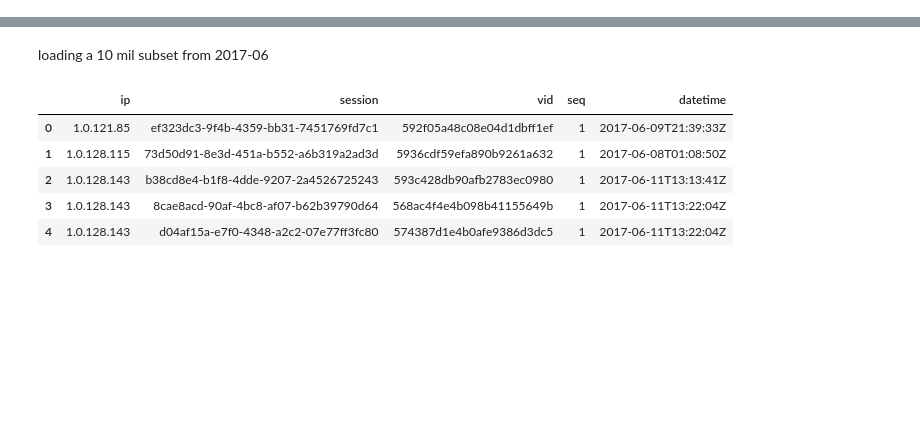
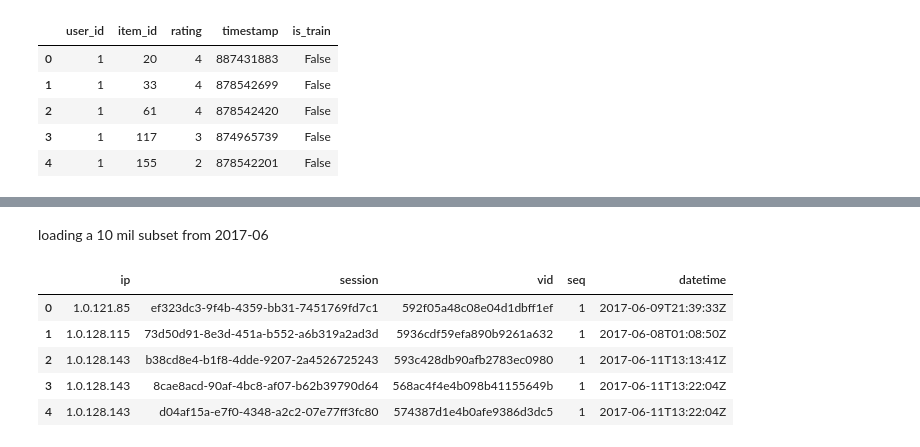
Before and after one commit to ehudbaumatz/recsys, a Jupyter notebook: notebooks/touching base.ipynb, the cells around one changed output, grey strips where cells are left out. Cells and saved outputs as stored; diff of their text form; code cells hidden in the pictures; blank space fills up the shorter version.

```diff
--- a/notebooks/touching base.ipynb
+++ b/notebooks/touching base.ipynb
@@ -13,0 +25,11 @@ pd.options.display.max_columns = 999
+# %%
+test = pd.read_csv('/Users/baumatz/Downloads/ml-100k/ua.test', sep='\t', header=None, names=['user_id', 'item_id', 'rating' , 'timestamp'])
+test['is_train'] = False
+test.head()
+# %% [output]
+|  | user_id | item_id | rating | timestamp | is_train |
+| 0 | 1 | 20 | 4 | 887431883 | False |
+| 1 | 1 | 33 | 4 | 878542699 | False |
+| 2 | 1 | 61 | 4 | 878542420 | False |
+| 3 | 1 | 117 | 3 | 874965739 | False |
+| 4 | 1 | 155 | 2 | 878542201 | False |
```
Also changed, not shown: parts of 3 cells of this notebook, 8 other files.
